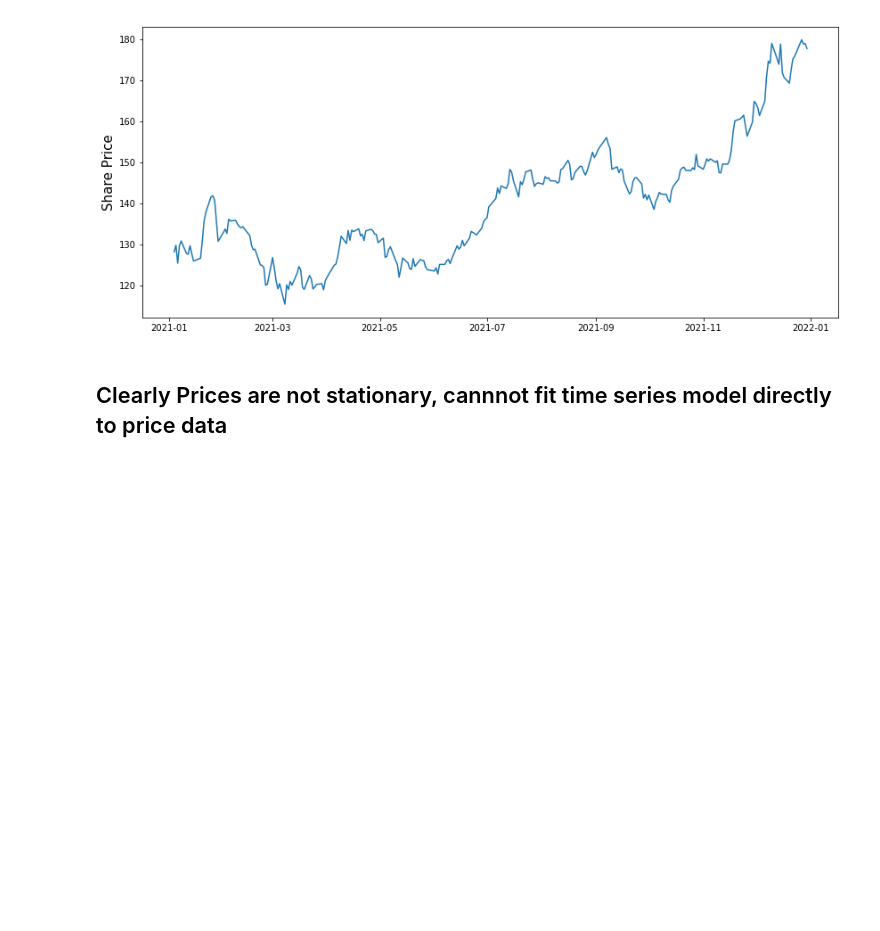
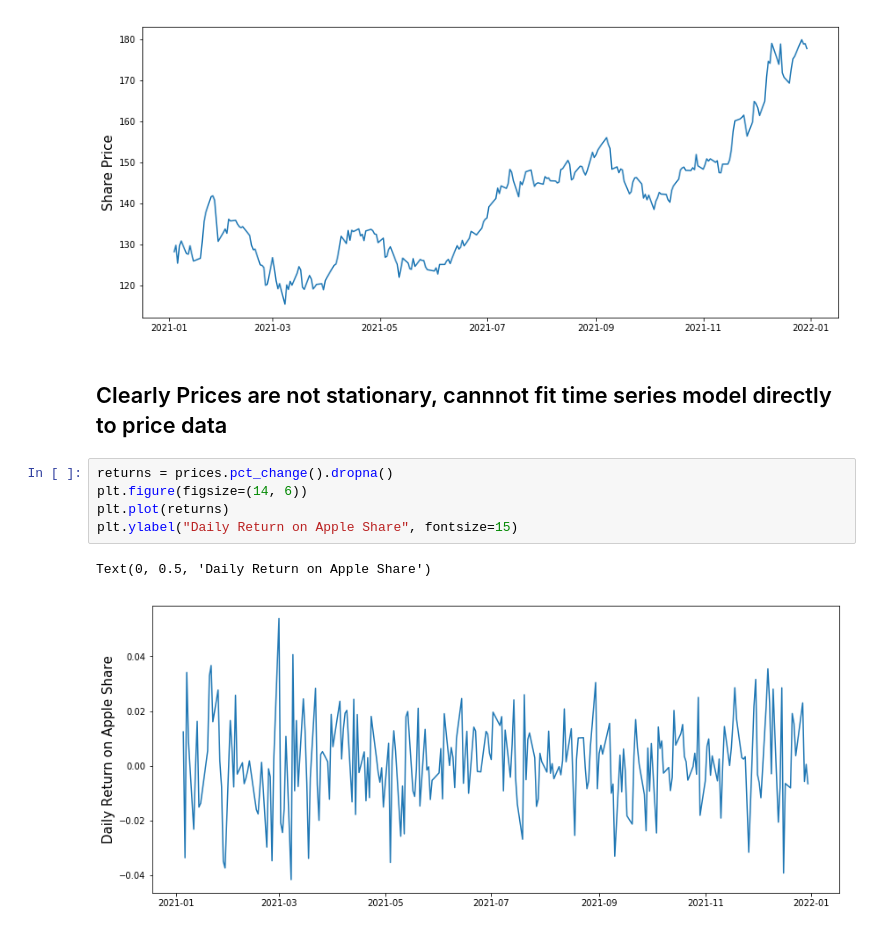
Before and after one commit to Karanpalshekhawat/time-series-analysis, a Jupyter notebook: ARMA_model.ipynb, the cells around one changed output. Cells and saved outputs as stored; diff of their text form; blank space fills up the shorter version.

Commit message:
Returns are constructed and are stationary

```diff
--- a/ARMA_model.ipynb
+++ b/ARMA_model.ipynb
@@ -22,3 +22,11 @@ Text(0, 0.5, 'Share Price')
 [figure]
 # %% [markdown]
 ## Clearly Prices are not stationary, cannnot fit time series model directly to price data
+# %%
+returns = prices.pct_change().dropna()
+plt.figure(figsize=(14, 6))
+plt.plot(returns)
+plt.ylabel("Daily Return on Apple Share", fontsize=15)
+# %% [output]
+Text(0, 0.5, 'Daily Return on Apple Share')
+[figure, added]
```
Also changed, not shown: parts of 3 cells of this notebook.
